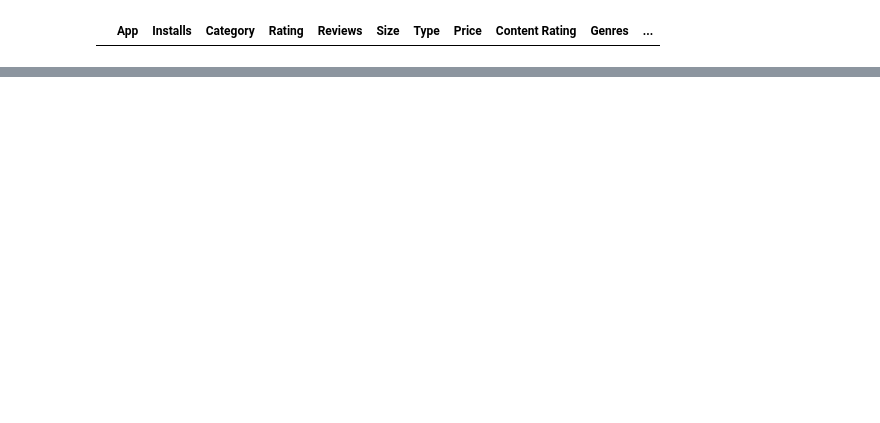
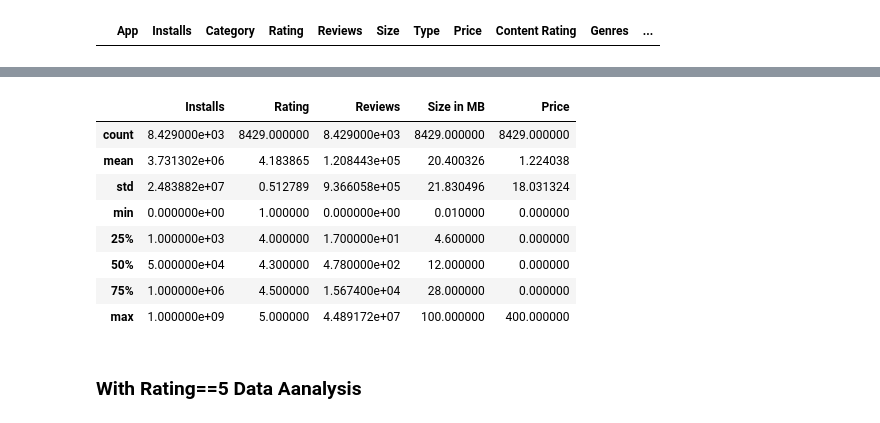
Before and after one commit to Mahima2208/EDA_PlayStore_Apps_Analysis, a Jupyter notebook: MAHIMA_PHALKEY_Play_Store_App_Review_Analysis_Capstone_Project.ipynb, the cells around one changed output, grey strips where cells are left out. Saved outputs shown, nothing was run; the diff lists cells and outputs as text; code cells hidden in the pictures; blank space fills up the shorter version.

```diff
--- a/MAHIMA_PHALKEY_Play_Store_App_Review_Analysis_Capstone_Project.ipynb
+++ b/MAHIMA_PHALKEY_Play_Store_App_Review_Analysis_Capstone_Project.ipynb
@@ -430,0 +495,14 @@ play_store_df_1['Last Updated'] = pd.to_datetime(play_store_df_1['Last Updated']
+# %%
+play_store_df_1.describe()
+# %% [output]
+|  | Installs | Rating | Reviews | Size in MB | Price |
+| count | 8.429000e+03 | 8429.000000 | 8.429000e+03 | 8429.000000 | 8429.000000 |
+| mean | 3.731302e+06 | 4.183865 | 1.208443e+05 | 20.400326 | 1.224038 |
+| std | 2.483882e+07 | 0.512789 | 9.366058e+05 | 21.830496 | 18.031324 |
+| min | 0.000000e+00 | 1.000000 | 0.000000e+00 | 0.010000 | 0.000000 |
+| 25% | 1.000000e+03 | 4.000000 | 1.700000e+01 | 4.600000 | 0.000000 |
+| 50% | 5.000000e+04 | 4.300000 | 4.780000e+02 | 12.000000 | 0.000000 |
+| 75% | 1.000000e+06 | 4.500000 | 1.567400e+04 | 28.000000 | 0.000000 |
+| max | 1.000000e+09 | 5.000000 | 4.489172e+07 | 100.000000 | 400.000000 |
+# %% [markdown]
+### **With Rating==5 Data Aanalysis**
```
Also changed, not shown: parts of 21 cells of this notebook.
